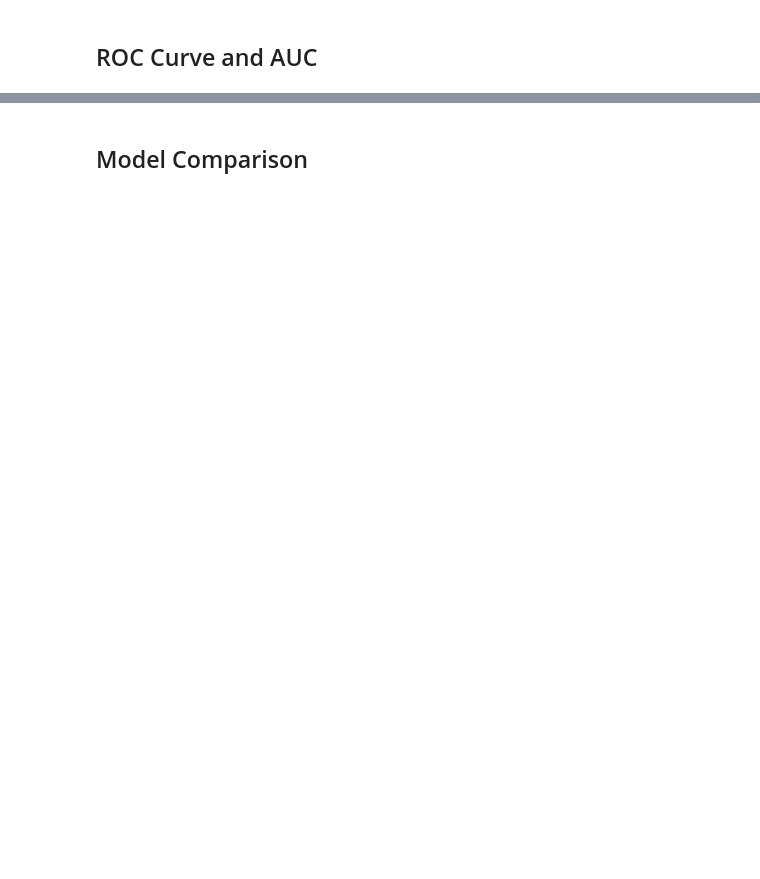
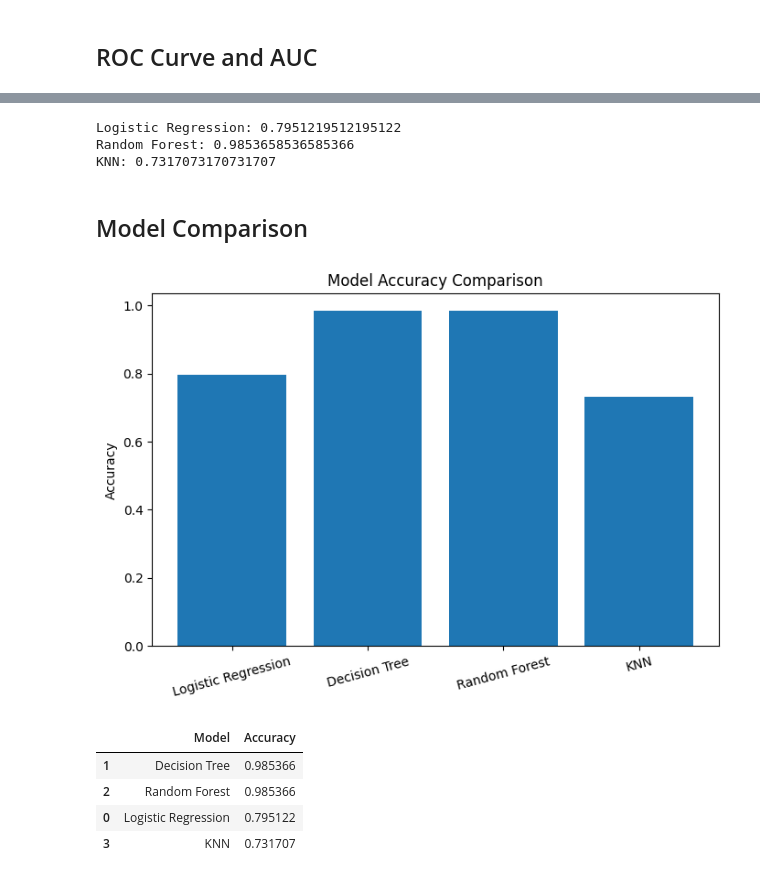
Before and after one commit to tntnammm/heart-disease-prediction-ml, a Jupyter notebook: notebooks/Heart_Disease_Analysis.ipynb, the cells around one changed output, grey strips where cells are left out. Drawn from its saved outputs; the diff is of its cells as text; code cells hidden in the pictures; blank space fills up the shorter version.

Commit message:
Improve heart disease prediction project

```diff
--- a/notebooks/Heart_Disease_Analysis.ipynb
+++ b/notebooks/Heart_Disease_Analysis.ipynb
@@ -21,6 +19,3 @@ Mounted at /content/drive
-# %%
-file_path = '/content/drive/MyDrive/datamining/heart.csv'
-df = pd.read_csv(file_path)
 # %%
 df.head()
 # %% [output]
@@ -321,20 +335,67 @@ plt.show()
+# %%
+from sklearn.metrics import accuracy_score
+
+# Logistic Regression
+accuracy_lr = accuracy_score(y_test, pred_logit)
+
+# Random Forest
+accuracy_rf = accuracy_score(y_test, pred_rf)
+
+# KNN
+accuracy_knn = accuracy_score(y_test, pred_knn)
+
+print("Logistic Regression:", accuracy_lr)
+print("Random Forest:", accuracy_rf)
+print("KNN:", accuracy_knn)
+# %% [output]
+Logistic Regression: 0.7951219512195122
+Random Forest: 0.9853658536585366
+KNN: 0.7317073170731707
+# %%
+from sklearn.tree import DecisionTreeClassifier
+
+dt_model = DecisionTreeClassifier(random_state=42)
+
+dt_model.fit(x_train, y_train)
+
+pred_dt = dt_model.predict(x_test)
+
+accuracy_dt = accuracy_score(y_test, pred_dt)
 # %% [markdown]
 ## Model Comparison
 # %%
 
-model_names = ['Logistic Regression','Decision Tree','Random Forest','KNN']
-accuracies = [accuracy_lr, accuracy_dt, accuracy_rf, accuracy_knn]
+model_names = [
+    'Logistic Regression',
+    'Decision Tree',
+    'Random Forest',
+    'KNN'
+]
+
+accuracies = [
+    accuracy_lr,
+    accuracy_dt,
+    accuracy_rf,
+    accuracy_knn
+]
 
 plt.figure(figsize=(8,5))
 plt.bar(model_names, accuracies)
 plt.title('Model Accuracy Comparison')
 plt.ylabel('Accuracy')
 plt.xticks(rotation=15)
 plt.show()
 
 comparison_df = pd.DataFrame({
     'Model': model_names,
     'Accuracy': accuracies
 })
 
 comparison_df.sort_values(by='Accuracy', ascending=False)
+# %% [output]
+[figure, added]
+|  | Model | Accuracy |
+| 1 | Decision Tree | 0.985366 |
+| 2 | Random Forest | 0.985366 |
+| 0 | Logistic Regression | 0.795122 |
+| 3 | KNN | 0.731707 |
```
Also changed, not shown: parts of 7 cells of this notebook, 4 other files.
